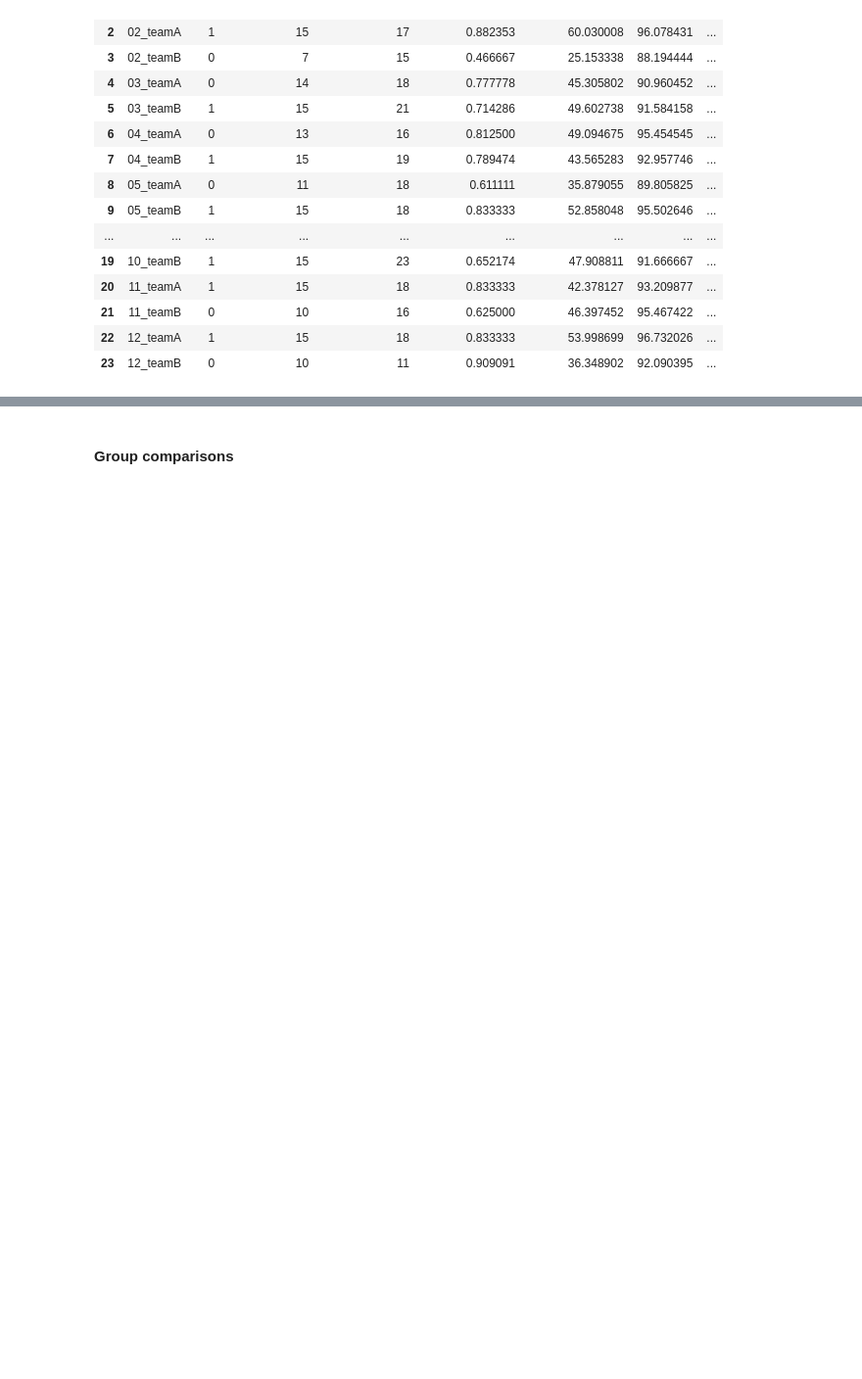
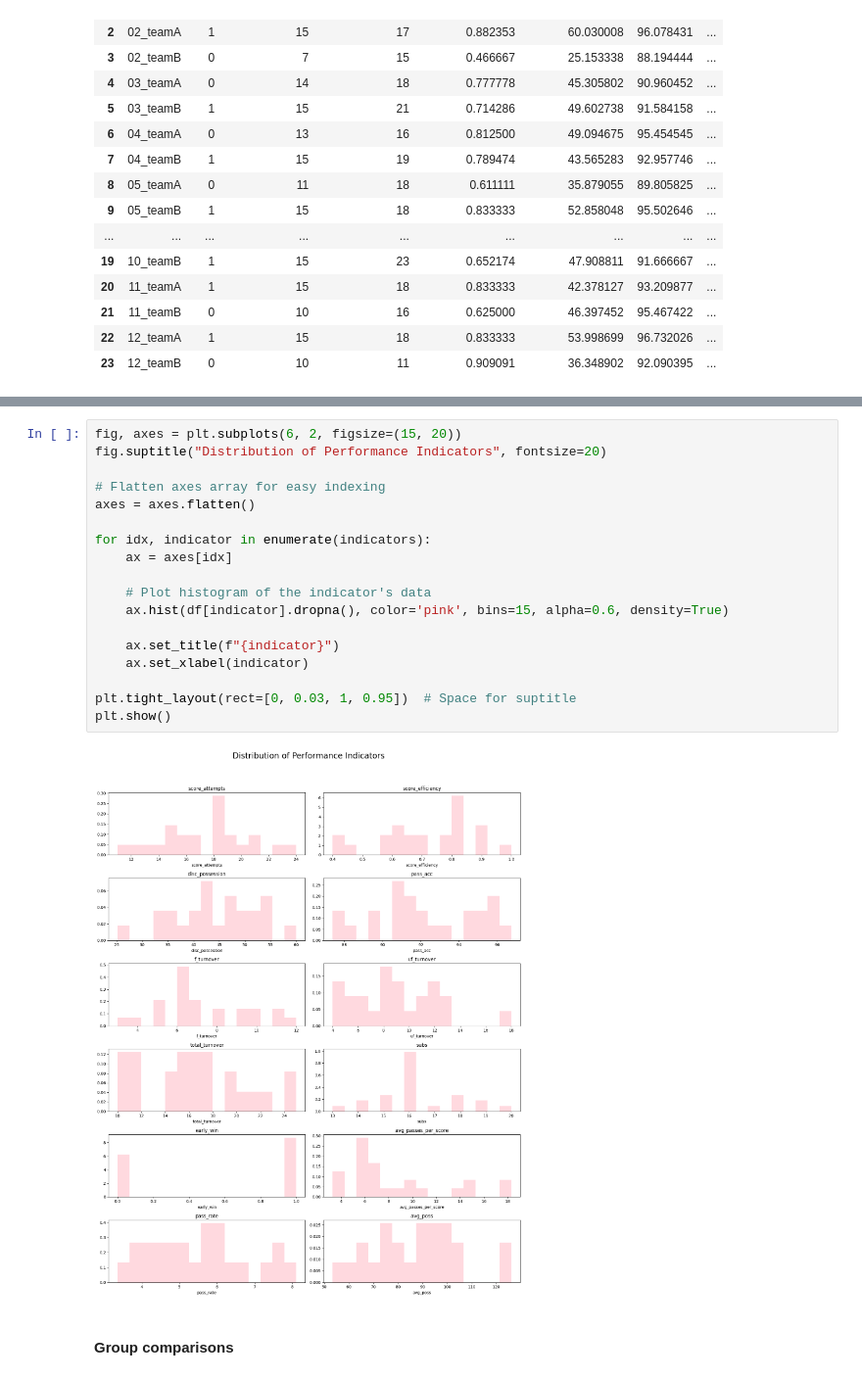
Before and after one commit to porseleyn/UF_Thesis_Analyses, a Jupyter notebook: inferential_statistics.ipynb, the cells around one changed output, grey strips where cells are left out. Shown: that part at 98% size. Cells and saved outputs as stored; diff of their text form; blank space fills up the shorter version.

```diff
--- a/inferential_statistics.ipynb
+++ b/inferential_statistics.ipynb
@@ -43,3 +155,23 @@ df
+# %%
+fig, axes = plt.subplots(6, 2, figsize=(15, 20))
+fig.suptitle("Distribution of Performance Indicators", fontsize=20)
+
+# Flatten axes array for easy indexing
+axes = axes.flatten()
+
+for idx, indicator in enumerate(indicators):
+    ax = axes[idx]
+
+    # Plot histogram of the indicator's data
+    ax.hist(df[indicator].dropna(), color='pink', bins=15, alpha=0.6, density=True)
+
+    ax.set_title(f"{indicator}")
+    ax.set_xlabel(indicator)
+
+plt.tight_layout(rect=[0, 0.03, 1, 0.95])  # Space for suptitle
+plt.show()
+# %% [output]
+[figure, added]
 # %% [markdown]
 #### Group comparisons
 # %%
```
Also changed, not shown: parts of 6 cells of this notebook, 3 other files.
